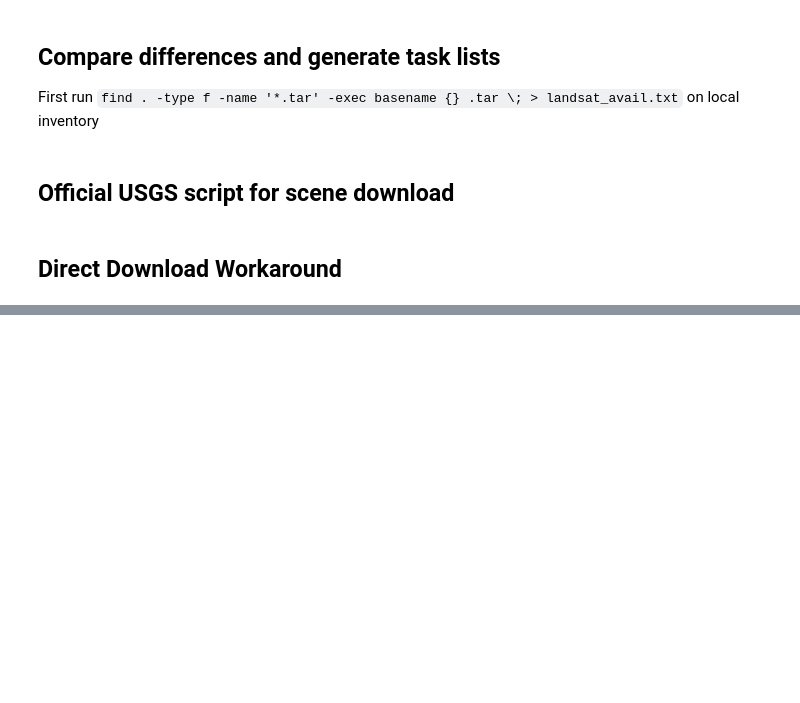
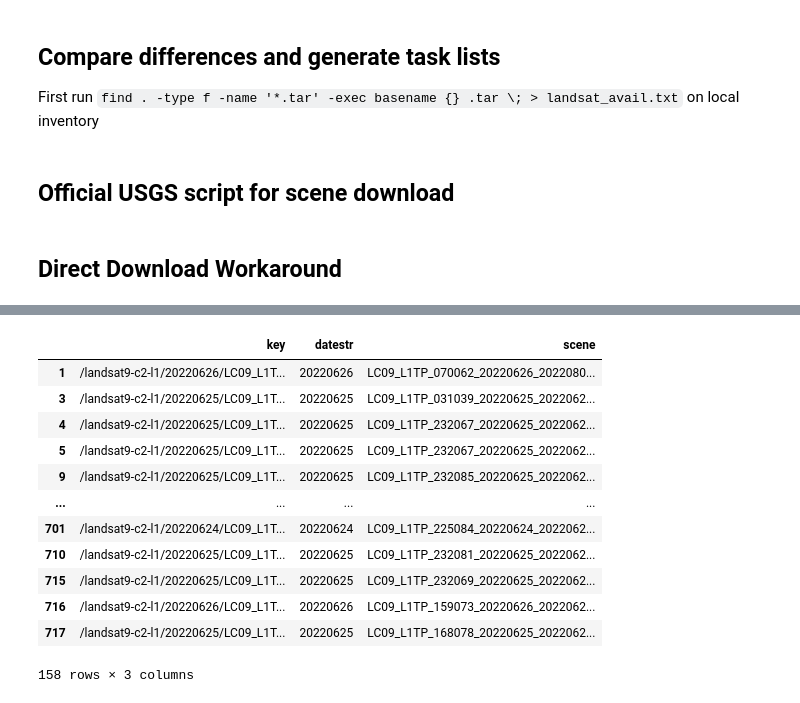
Before and after one commit to easierdata/easier, a Jupyter notebook: code/Pynotebooks/Inventory_check_Landsat.ipynb, the cells around one changed output, grey strips where cells are left out. Drawn from its saved outputs; the diff is of its cells as text; code cells hidden in the pictures; blank space fills up the shorter version.

```diff
--- a/code/Pynotebooks/Inventory_check_Landsat.ipynb
+++ b/code/Pynotebooks/Inventory_check_Landsat.ipynb
@@ -664,0 +696,34 @@ for sid in tqdm.tqdm(missing_files):
+# %%
+# Define the smbclient command
+def check_glad_presence(row):
+    rel = f"Landsat/Download_share_C2/{row['year']}/{row['path']}/{row['row']}/{row['scene']}.tar"
+    command = [
+        'smbclient',
+        '//gladsto1.gshpc.umd.edu/glad1',
+        '-U',
+        f'{gladU}%{gladP}',
+        '-c',
+        f'ls "{rel}"'
+    ]
+
+    # Execute the smbclient command
+    result = subprocess.run(command, capture_output=True, text=True)
+    return result.returncode
+# %%
+cor_scenes['status'] = cor_scenes.apply(lambda x: True if check_glad_presence(x)==0 else False,axis=1)
+# %%
+cor_list[cor_list.scene.isin(cor_scenes[cor_scenes.status==True].scene.tolist())]
+# %% [output]
+|  | key | datestr | scene |
+| 1 | /landsat9-c2-l1/20220626/LC09_L1T... | 20220626 | LC09_L1TP_070062_20220626_2022080... |
+| 3 | /landsat9-c2-l1/20220625/LC09_L1T... | 20220625 | LC09_L1TP_031039_20220625_2022062... |
+| 4 | /landsat9-c2-l1/20220625/LC09_L1T... | 20220625 | LC09_L1TP_232067_20220625_2022062... |
+| 5 | /landsat9-c2-l1/20220625/LC09_L1T... | 20220625 | LC09_L1TP_232067_20220625_2022062... |
+| 9 | /landsat9-c2-l1/20220625/LC09_L1T... | 20220625 | LC09_L1TP_232085_20220625_2022062... |
+| ... | ... | ... | ... |
+| 701 | /landsat9-c2-l1/20220624/LC09_L1T... | 20220624 | LC09_L1TP_225084_20220624_2022062... |
+| 710 | /landsat9-c2-l1/20220625/LC09_L1T... | 20220625 | LC09_L1TP_232081_20220625_2022062... |
+| 715 | /landsat9-c2-l1/20220625/LC09_L1T... | 20220625 | LC09_L1TP_232069_20220625_2022062... |
+| 716 | /landsat9-c2-l1/20220626/LC09_L1T... | 20220626 | LC09_L1TP_159073_20220626_2022062... |
+| 717 | /landsat9-c2-l1/20220625/LC09_L1T... | 20220625 | LC09_L1TP_168078_20220625_2022062... |
+158 rows × 3 columns
```
Also changed, not shown: parts of 15 cells of this notebook, 11 other files.
